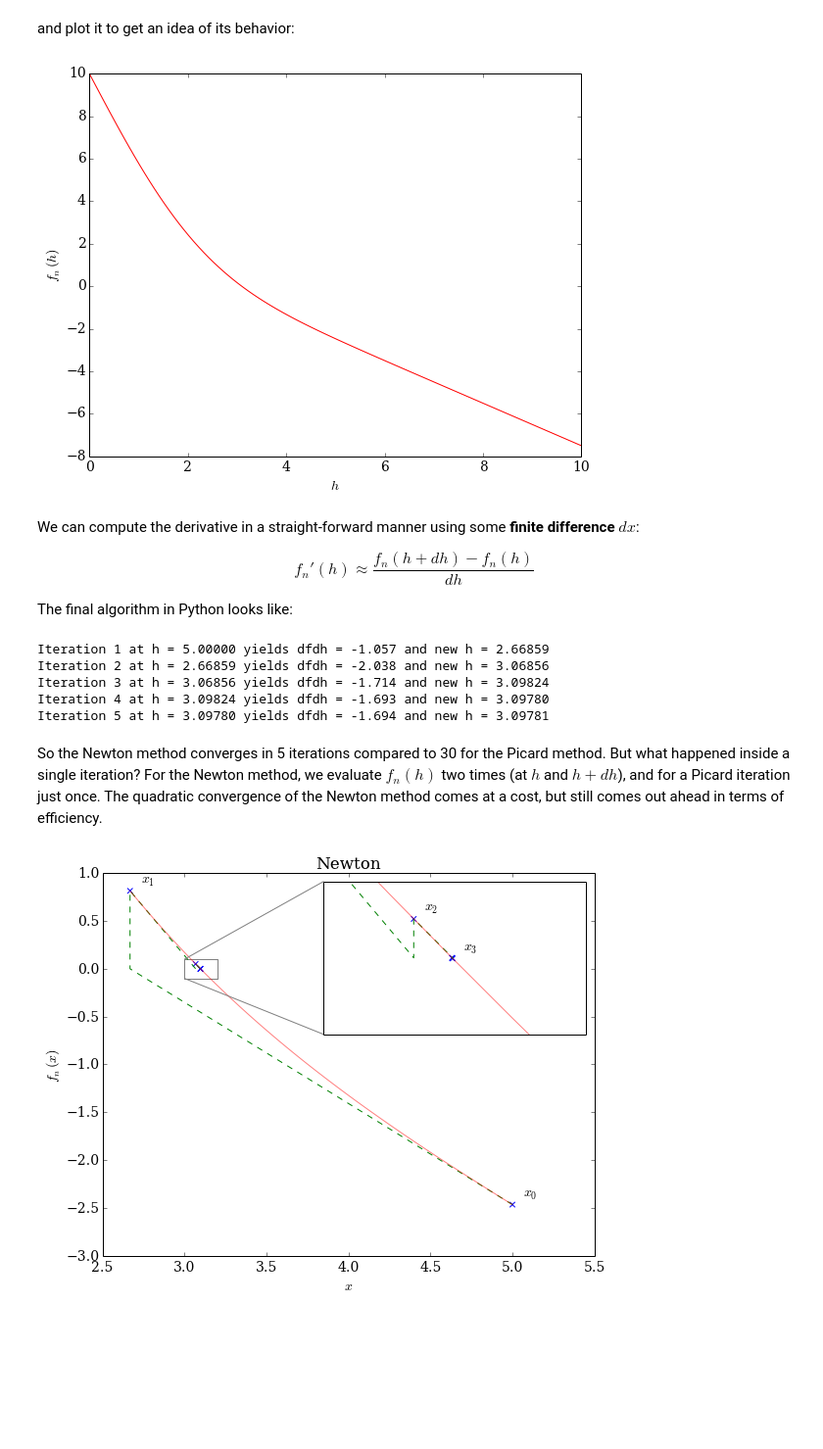
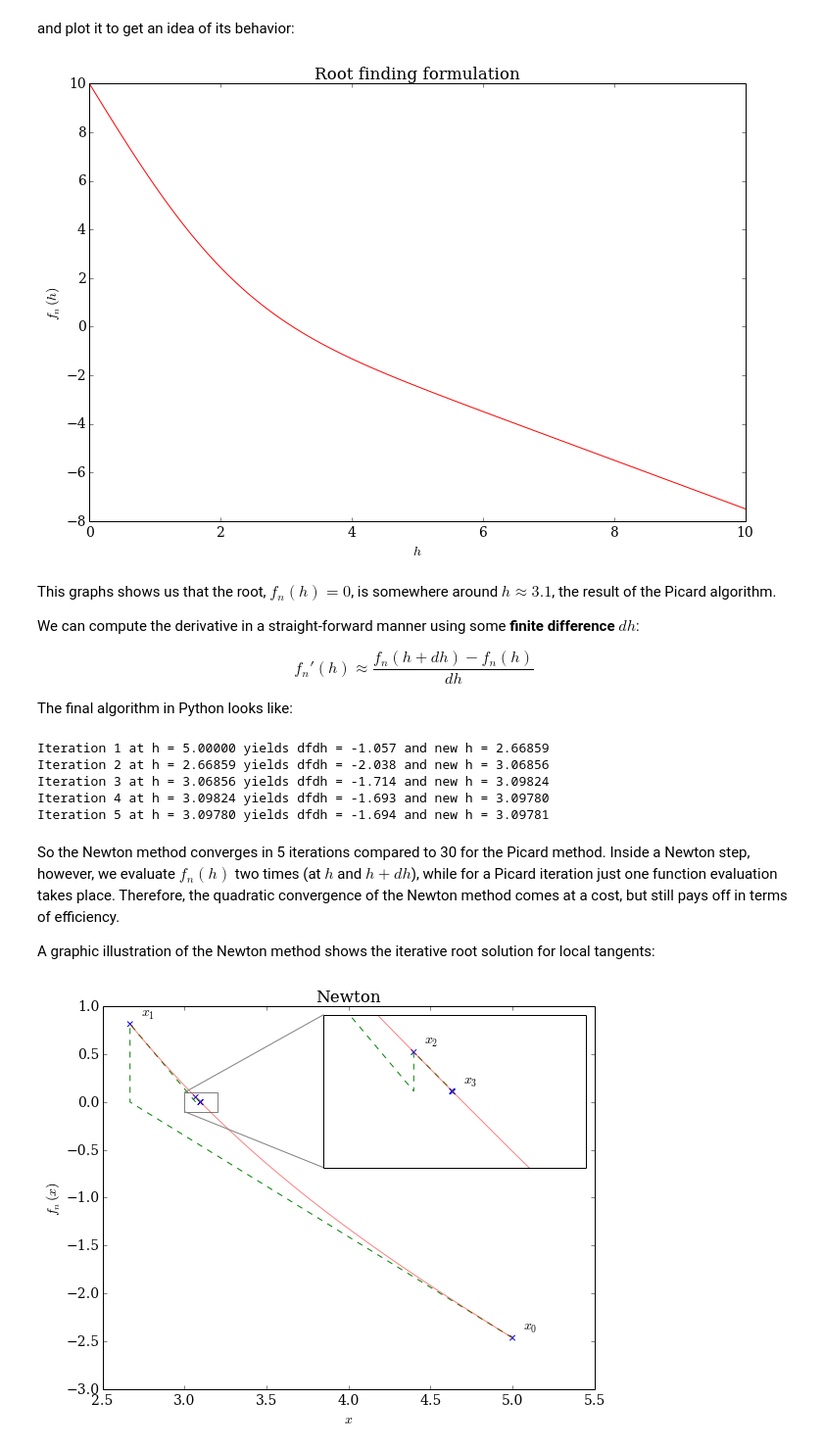
Before and after one commit to philippslang/nummet_I, a Jupyter notebook: NonLinearRoots.ipynb, the cells around one changed output. Shown: that part at 98% size. Saved outputs shown, nothing was run; the diff lists cells and outputs as text; code cells hidden in the pictures; blank space fills up the shorter version.

```diff
--- a/NonLinearRoots.ipynb
+++ b/NonLinearRoots.ipynb
@@ -256,13 +255,16 @@ f = fn(h)
 # %%
 fig, ax = plt.subplots()
 ax.plot(h, f, color='r')
 ax.set_xlabel('$h$')
 ax.set_ylabel('$f_n(h)$')
+plt.title('Root finding formulation')
 plt.show()
 # %% [output]
-[figure, old version]
+[figure, new version]
 # %% [markdown]
-We can compute the derivative in a straight-forward manner using some **finite difference** $dx$:
+This graphs shows us that the root, $f_n(h)=0$, is somewhere around $h \approx 3.1$, the result of the Picard algorithm.
+
+We can compute the derivative in a straight-forward manner using some **finite difference** $dh$:
 
 \begin{equation}
 f_n'(h) \approx \frac{f_n(h+dh) - f_n(h)}{dh}
@@ -287,7 +289,9 @@ Iteration 3 at h = 3.06856 yields dfdh = -1.714 and new h = 3.09824
 Iteration 4 at h = 3.09824 yields dfdh = -1.693 and new h = 3.09780
 Iteration 5 at h = 3.09780 yields dfdh = -1.694 and new h = 3.09781
 # %% [markdown]
-So the Newton method converges in 5 iterations compared to 30 for the Picard method. But what happened inside a single iteration? For the Newton method, we evaluate $f_n(h)$ two times (at $h$ and $h+dh$), and for a Picard iteration just once. The quadratic convergence of the Newton method comes at a cost, but still comes out ahead in terms of efficiency.
+So the Newton method converges in 5 iterations compared to 30 for the Picard method. Inside a Newton step, however, we evaluate $f_n(h)$ two times (at $h$ and $h+dh$), while for a Picard iteration just one function evaluation takes place. Therefore, the quadratic convergence of the Newton method comes at a cost, but still pays off in terms of efficiency.
+
+A graphic illustration of the Newton method shows the iterative root solution for local tangents:
 # %%
 esenummet.plot_newton_convergence_pattern(fn, dh, h_0, tol)
 # %% [output]
```
Also changed, not shown: parts of 32 cells of this notebook, 2 other files.
